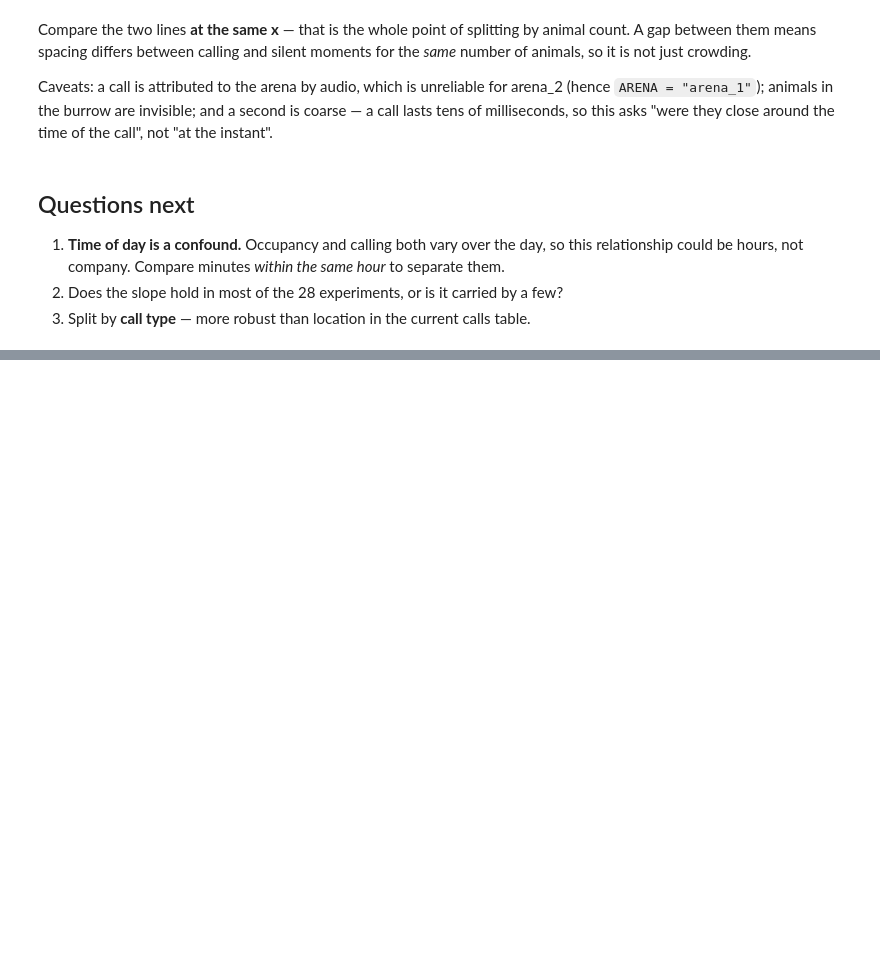
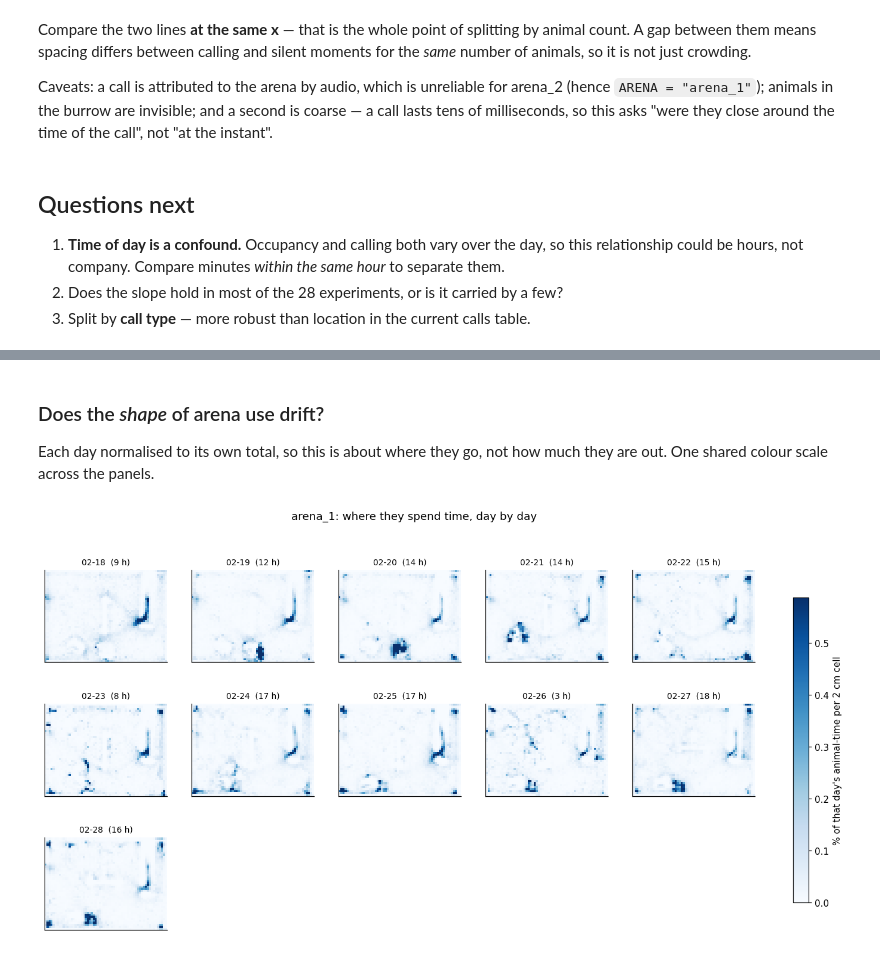
Before and after one commit to GilyGinosar/gerbil_vocalization_analysis, a Jupyter notebook: notebooks/explore_tracking.ipynb, the cells around one changed output, grey strips where cells are left out. Cells and saved outputs as stored; diff of their text form; code cells hidden in the pictures; blank space fills up the shorter version.

```diff
--- a/notebooks/explore_tracking.ipynb
+++ b/notebooks/explore_tracking.ipynb
@@ -639,0 +721,31 @@ of milliseconds, so this asks "were they close around the time of the call", not
+# %% [markdown]
+### Does the *shape* of arena use drift?
+
+Each day normalised to its own total, so this is about where they go, not how much they are out. One
+shared colour scale across the panels.
+# %%
+shown = [d for d in days if daily_seconds[d].sum() / 3600 >= 2]     # skip barely-observed days
+
+shapes = {d: 100 * daily_seconds[d] / daily_seconds[d].sum() for d in shown}
+top = max(np.percentile(m[m > 0], 99) for m in shapes.values())
+
+columns = 5
+rows_needed = -(-len(shown) // columns)
+fig, axes = plt.subplots(rows_needed, columns, figsize=(3.0*columns, 2.5*rows_needed),
+                         sharex=True, sharey=True)
+
+for ax, day in zip(axes.ravel(), shown):
+    mesh = ax.pcolormesh(x_edges, y_edges, shapes[day].T, cmap="Blues",
+                         vmin=0, vmax=top, shading="auto")
+    ax.set_title(f"{day.strftime('%m-%d')}  ({daily_seconds[day].sum()/3600:.0f} h)", fontsize=9)
+    ax.set_xticks([]); ax.set_yticks([]); ax.set_aspect("equal"); ax.grid(False)
+
+for ax in axes.ravel()[len(shown):]:
+    ax.axis("off")
+
+fig.colorbar(mesh, ax=axes, label=f"% of that day's animal-time per {BIN_CM} cm cell",
+             fraction=0.02)
+fig.suptitle(f"{DAY_LOCATION}: where they spend time, day by day")
+plt.show()
+# %% [output]
+[figure, added]
```
Also changed, not shown: parts of 12 cells of this notebook.
